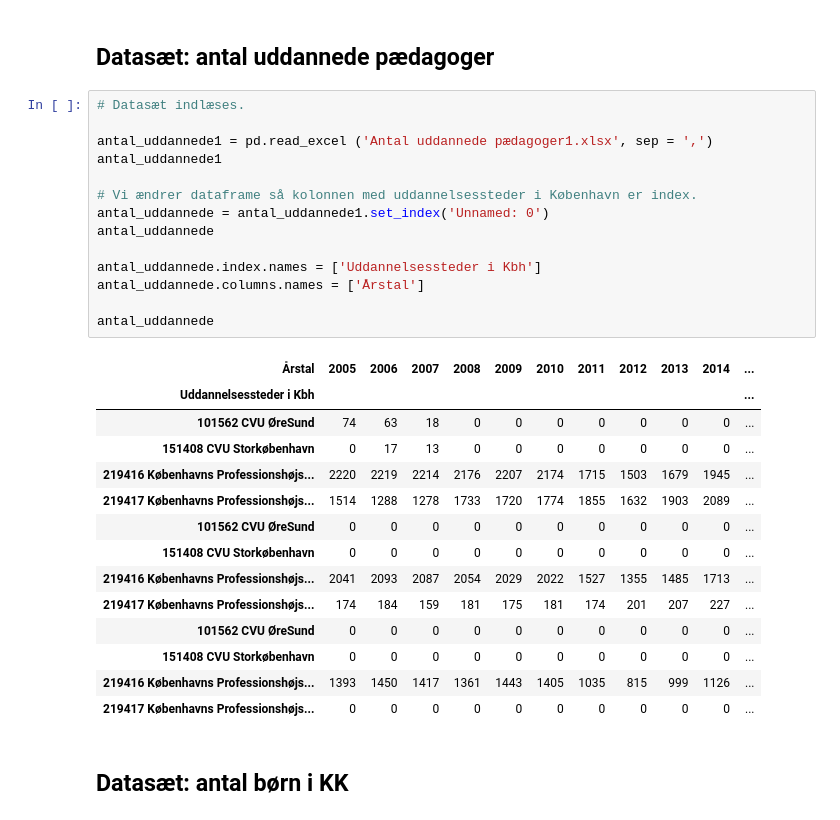
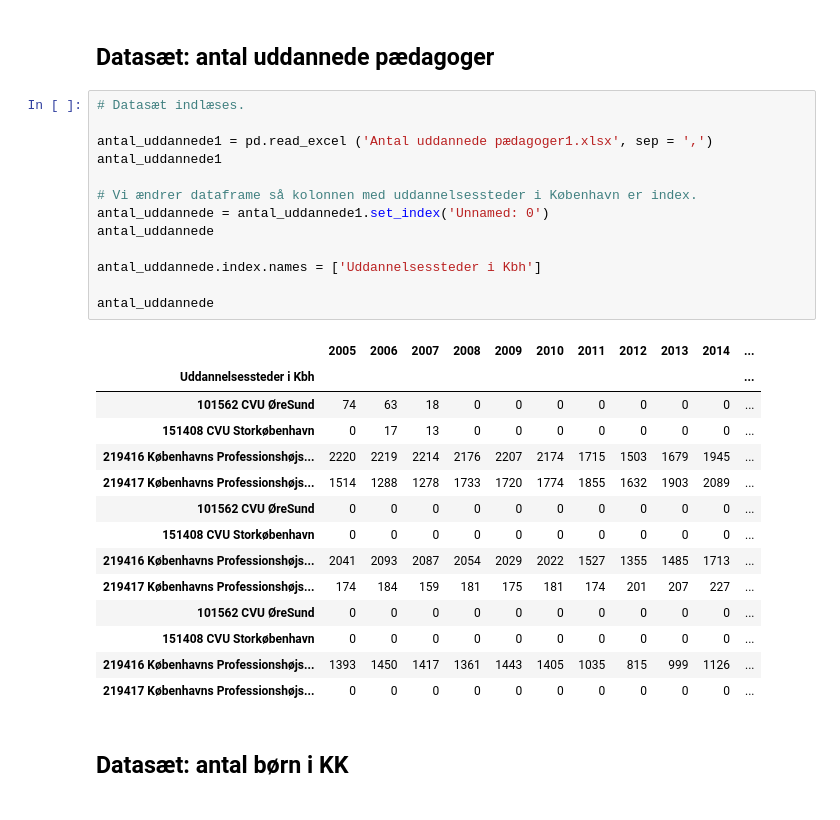
Before and after one commit to MariaSilke/DO21Eksamen, a Jupyter notebook: Eksamen - normeringer.ipynb, the cells around one changed output. Cells and saved outputs as stored; diff of their text form.

```diff
--- a/Eksamen - normeringer.ipynb
+++ b/Eksamen - normeringer.ipynb
@@ -11,19 +11,18 @@ import seaborn as sns
 # %%
 # Datasæt indlæses.
 
 antal_uddannede1 = pd.read_excel ('Antal uddannede pædagoger1.xlsx', sep = ',')
 antal_uddannede1
 
 # Vi ændrer dataframe så kolonnen med uddannelsessteder i København er index.
 antal_uddannede = antal_uddannede1.set_index('Unnamed: 0')
 antal_uddannede
 
 antal_uddannede.index.names = ['Uddannelsessteder i Kbh']
-antal_uddannede.columns.names = ['Årstal']
 
 antal_uddannede
 # %% [output]
-| Årstal | 2005 | 2006 | 2007 | 2008 | 2009 | 2010 | 2011 | 2012 | 2013 | 2014 | ... |
+|  | 2005 | 2006 | 2007 | 2008 | 2009 | 2010 | 2011 | 2012 | 2013 | 2014 | ... |
 | Uddannelsessteder i Kbh |  |  |  |  |  |  |  |  |  |  | ... |
 | 101562 CVU ØreSund | 74 | 63 | 18 | 0 | 0 | 0 | 0 | 0 | 0 | 0 | ... |
 | 151408 CVU Storkøbenhavn | 0 | 17 | 13 | 0 | 0 | 0 | 0 | 0 | 0 | 0 | ... |
```
Also changed, not shown: parts of 10 cells of this notebook.
